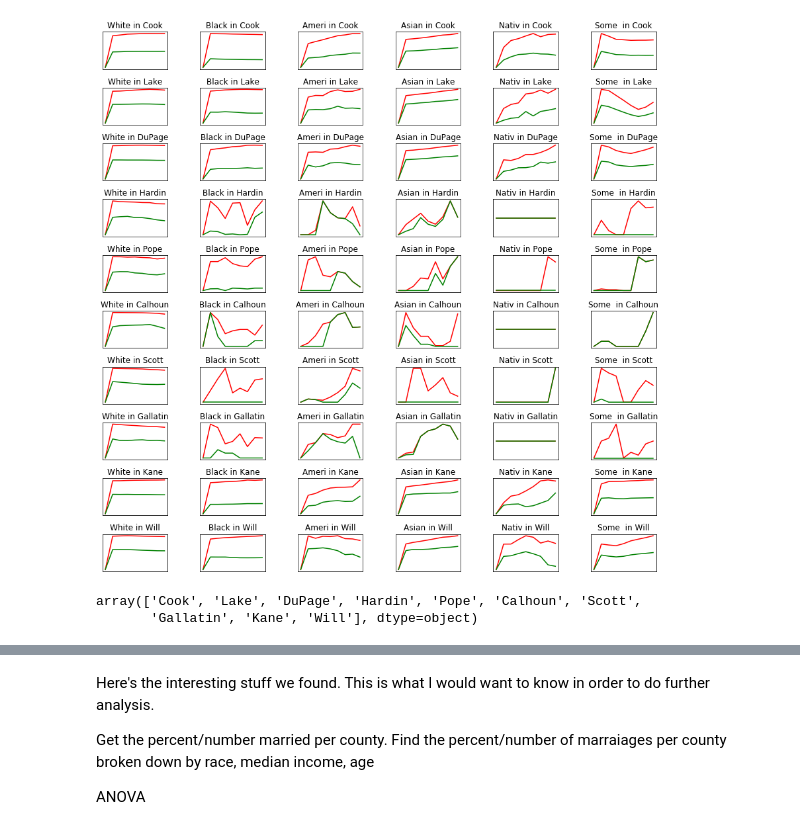
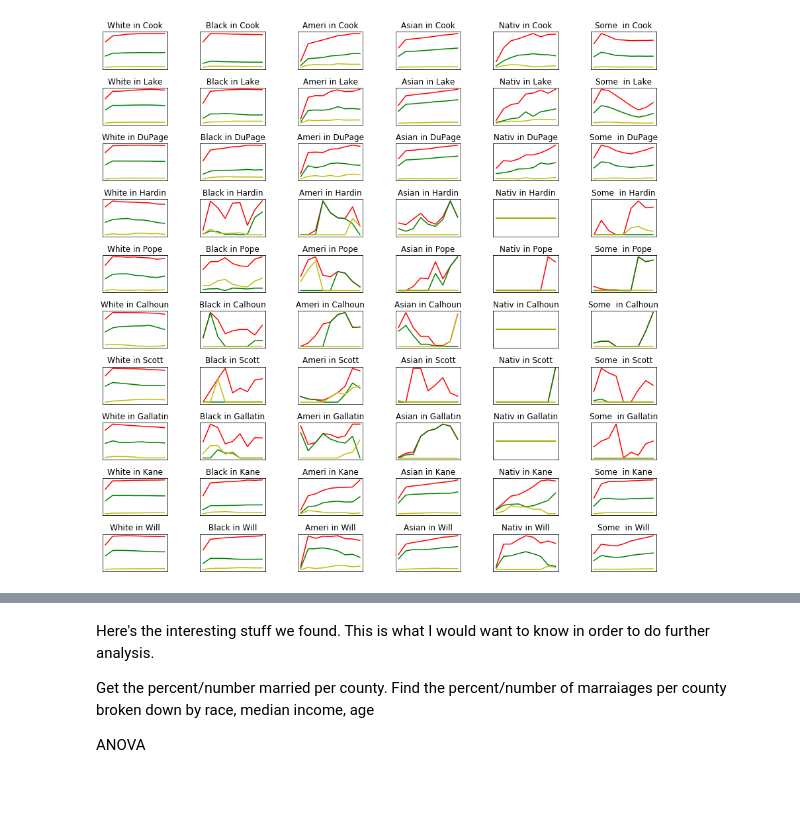
Before and after one commit to evan1108/chicago_marital_trends, a Jupyter notebook: illinois_ethnicity.ipynb, the cells around one changed output, grey strips where cells are left out. Cells and saved outputs as stored; diff of their text form; code cells hidden in the pictures; blank space fills up the shorter version.

```diff
--- a/illinois_ethnicity.ipynb
+++ b/illinois_ethnicity.ipynb
@@ -32,41 +45,40 @@ marriage_pop_df.head()
 marriage_pop_grouped = marriage_pop_df.iloc[:,0:7]
 marriage_pop_grouped = marriage_pop_grouped.groupby(['County','Race','Year'])
 # %%
-# fig, axs = plt.subplots(10,10, figsize=(15, 6), facecolor='w', edgecolor='k')
+# compare the total population, total divorced, and total married by county and race
 
 fig, ax = plt.subplots(10,6)
 fig.set_figheight(15)
 fig.set_figwidth(15)
 fig.subplots_adjust(hspace = .5, wspace=.5)
 num = 1
+
+# create a row of 6 graphs for each county broken out by race
+
 for county in counties:
     for race in races:
 
         race_married = marriage_pop_df.loc[(marriage_pop_df['Race']==race) & \
                                            (marriage_pop_df['County']==county),'Number Married']
         race_pop = marriage_pop_df.loc[(marriage_pop_df['Race']==race) & \
                                        (marriage_pop_df['County']==county),'Total population']
         year = marriage_pop_df.loc[(marriage_pop_df['Race']==race) & \
                                        (marriage_pop_df['County']==county),'Year']
+        race_divorced = marriage_pop_df.loc[(marriage_pop_df['Race']==race) & \
+                                       (marriage_pop_df['County']==county),'Number Divorced']
         ax=plt.subplot(10,6,num)
+
+#       hide the tick marks so the graphs aren't too busy
 
         ax.get_xaxis().set_visible(False)
         ax.get_yaxis().set_visible(False)
-#         ax.get_xaxis().set_ticks(years)
-#         ax.get_yaxis().set_ticks([])
 
         ax.plot(year, race_pop,color='r')
         ax.plot(year, race_married,color='g')
-#         ax = fig.add_subplot(5,5,num)
-#         ax.plot(year, race_married)
+        ax.plot(year, race_divorced,color='y')
         ax.set_title(f"{race[0:5]} in {county}")
+
+#       increment the index used to indicate where the subplot should be made
         num = num + 1
 # %% [output]
-[figure, old version]
+[figure, new version]
-# %%
-race_married = marriage_pop_df.loc[(marriage_pop_df['Race']=='White') & \
-                                   (marriage_pop_df['County']=='Cook'),'Total Married']
-counties
-# %% [output]
-array(['Cook', 'Lake', 'DuPage', 'Hardin', 'Pope', 'Calhoun', 'Scott',
-       'Gallatin', 'Kane', 'Will'], dtype=object)
```
Also changed, not shown: parts of 5 cells of this notebook, 2 other files.
